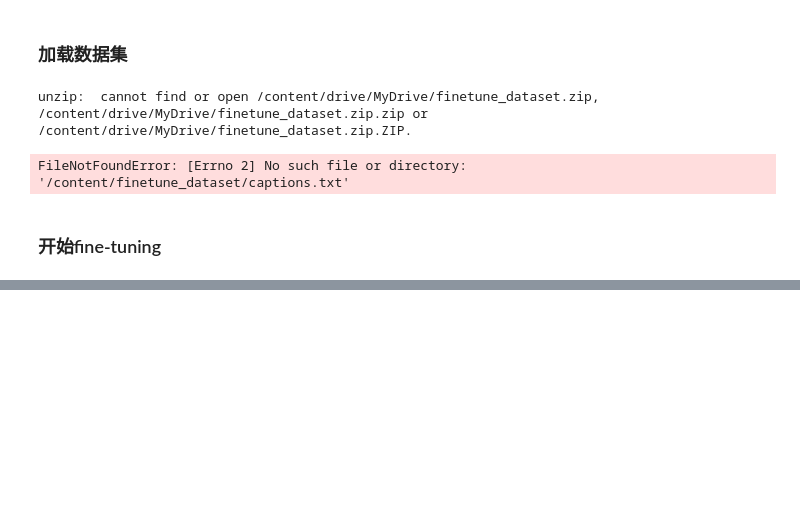
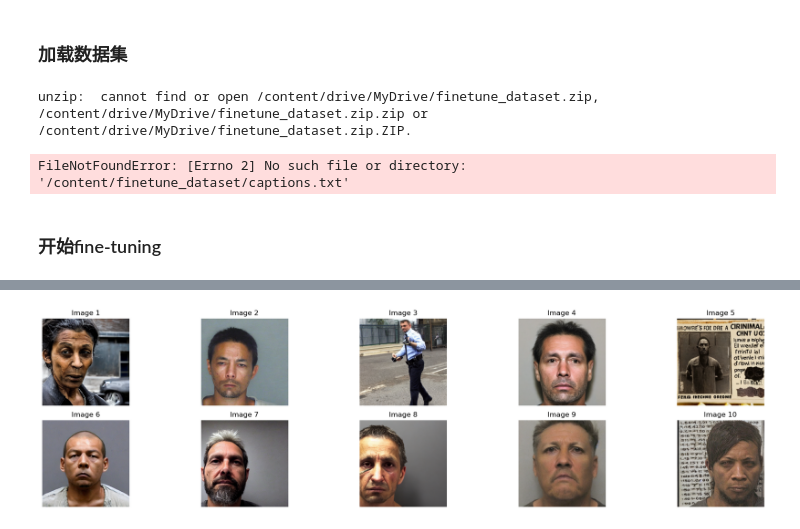
Before and after one commit to FreeSoul01/IMT-526, a Jupyter notebook: 526_final_完整版.ipynb, the cells around one changed output, grey strips where cells are left out. Saved outputs shown, nothing was run; the diff lists cells and outputs as text; code cells hidden in the pictures; blank space fills up the shorter version.

```diff
--- a/526_final_完整版.ipynb
+++ b/526_final_完整版.ipynb
@@ -1603,0 +1618,14 @@ subprocess.CalledProcessError: Command '['/opt/anaconda3/envs/MachineLearning/bi
+# %%
+
+# Load base Stable Diffusion
+pipe = StableDiffusionPipeline.from_pretrained(
+    "CompVis/stable-diffusion-v1-4",
+    torch_dtype=torch.float16
+).to("mps")
+
+# Load LoRA-adapted weights
+lora_weights = torch.load("models/finetune_1.pt")
+pipe.unet.load_state_dict(lora_weights, strict=False)
+
+# Set to evaluation mode
+pipe.unet.eval()
@@ -1603,0 +1650,31 @@ subprocess.CalledProcessError: Command '['/opt/anaconda3/envs/MachineLearning/bi
+# %%
+import os
+from PIL import Image
+import matplotlib.pyplot as plt
+
+# Directory to save generated images
+output_dir = "generated_criminals"
+os.makedirs(output_dir, exist_ok=True)
+
+prompt = "a photo of a Criminal"
+
+# Generate and save 10 images
+images = []
+for i in range(10):
+    image = pipe(prompt).images[0]
+    image_path = os.path.join(output_dir, f"image_{i}.png")
+    image.save(image_path)
+    images.append(image)
+
+# Display the 10 images
+plt.figure(figsize=(20, 5))
+for idx, img in enumerate(images):
+    plt.subplot(2, 5, idx + 1)
+    plt.imshow(img)
+    plt.title(f"Image {idx + 1}")
+    plt.axis("off")
+
+plt.tight_layout()
+plt.show()
+# %% [output]
+[figure, added]
```
Also changed, not shown: parts of 7 cells of this notebook.
